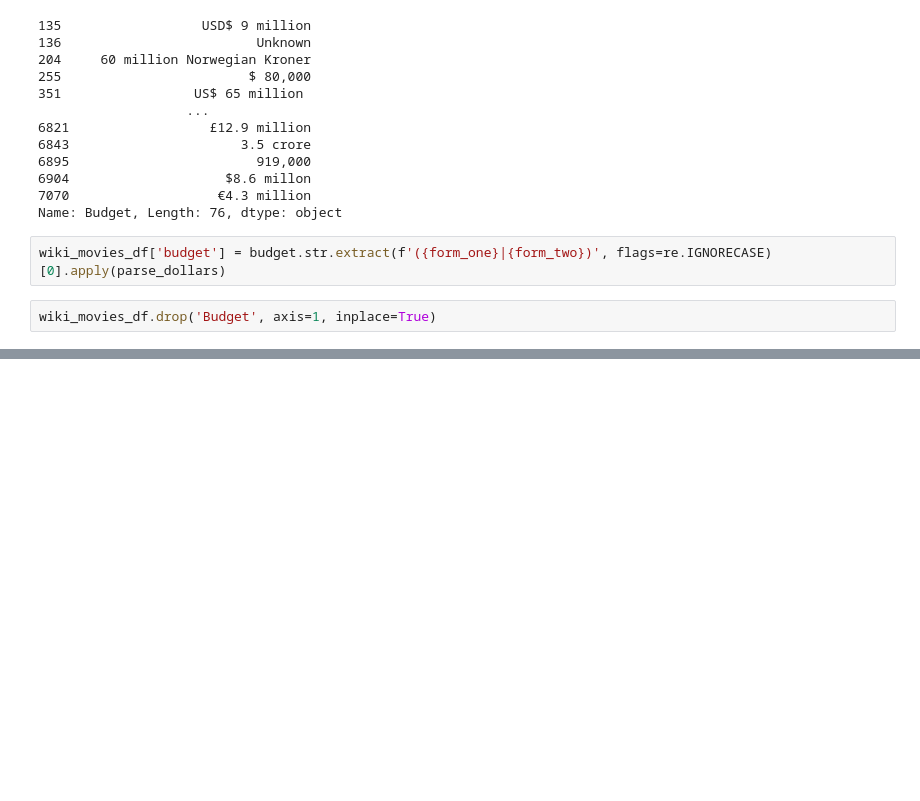
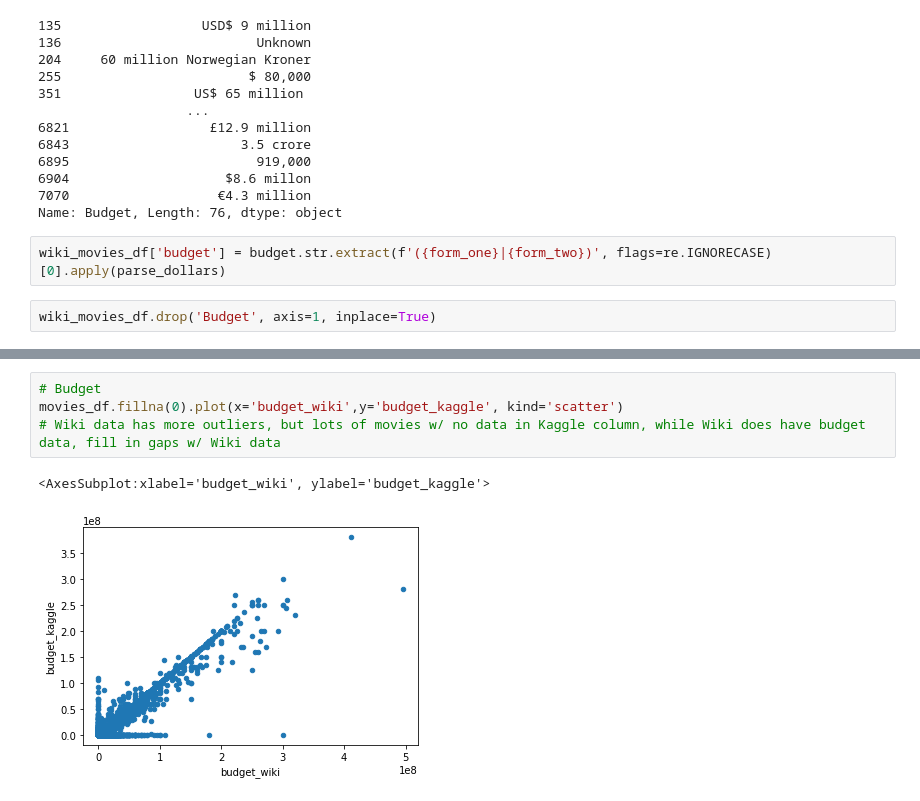
Before and after one commit to andrewykin/Movies-ETL, a Jupyter notebook: Movies_ETL_Module.ipynb, the cells around one changed output, grey strips where cells are left out. Cells and saved outputs as stored; diff of their text form; blank space fills up the shorter version.

```diff
--- a/Movies_ETL_Module.ipynb
+++ b/Movies_ETL_Module.ipynb
@@ -703,0 +755,7 @@ Name: rating, dtype: float64
+# %%
+# Budget
+movies_df.fillna(0).plot(x='budget_wiki',y='budget_kaggle', kind='scatter')
+# Wiki data has more outliers, but lots of movies w/ no data in Kaggle column, while Wiki does have budget data, fill in gaps w/ Wiki data
+# %% [output]
+<AxesSubplot:xlabel='budget_wiki', ylabel='budget_kaggle'>
+[figure, added]
```
Also changed, not shown: parts of 71 cells of this notebook.
